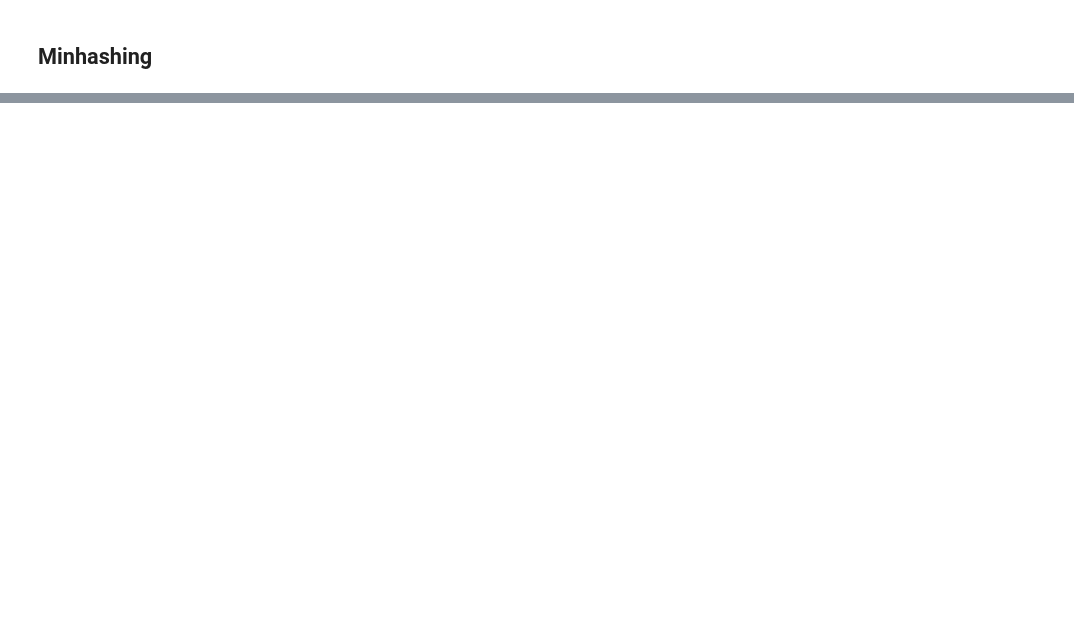
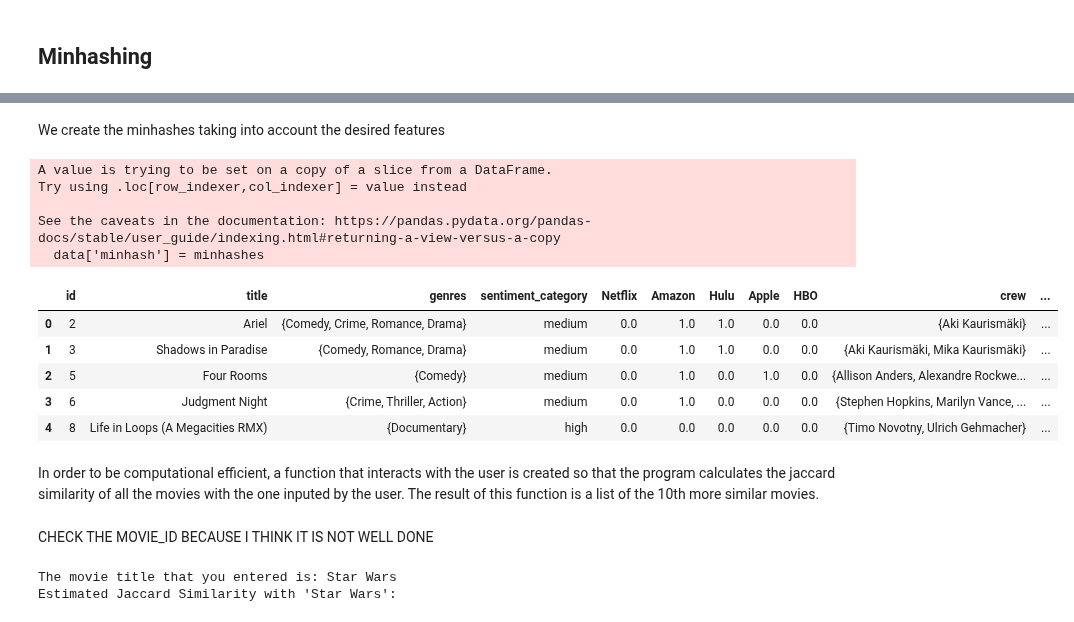
Before and after one commit to paulagambus/ctds_project, a Jupyter notebook: final_notebook.ipynb, the cells around one changed output, grey strips where cells are left out. Saved outputs shown, nothing was run; the diff lists cells and outputs as text; code cells hidden in the pictures; blank space fills up the shorter version.

```diff
--- a/final_notebook.ipynb
+++ b/final_notebook.ipynb
@@ -196,0 +262,19 @@ data.head()
+# %%
+# Number of permutations for MinHash
+num_perm = 128
+
+# Function to create a combined MinHash for a movie
+def create_combined_minhash(movie, one_hot_features, non_one_hot_features):
+    m = MinHash(num_perm=num_perm)
+
+    # Add one-hot encoded features
+    for feature in one_hot_features:
+        if movie[feature] == 1:
+            m.update(feature.encode('utf8'))
+
+    # Add non-one-hot encoded features
+    for feature in non_one_hot_features:
+        for token in movie[feature]:
+            m.update(token.encode('utf8'))
+
+    return m
@@ -196,0 +287,2 @@ data.head()
+# %% [markdown]
+We create the minhashes taking into account the desired features
@@ -196,0 +294,19 @@ data.head()
+# %%
+data['minhash'] = minhashes
+data.head()
+# %% [output]
+A value is trying to be set on a copy of a slice from a DataFrame.
+Try using .loc[row_indexer,col_indexer] = value instead
+
+See the caveats in the documentation: https://pandas.pydata.org/pandas-docs/stable/user_guide/indexing.html#returning-a-view-versus-a-copy
+  data['minhash'] = minhashes
+|  | id | title | genres | sentiment_category | Netflix | Amazon | Hulu | Apple | HBO | crew | ... |
+| 0 | 2 | Ariel | {Comedy, Crime, Romance, Drama} | medium | 0.0 | 1.0 | 1.0 | 0.0 | 0.0 | {Aki Kaurismäki} | ... |
+| 1 | 3 | Shadows in Paradise | {Comedy, Romance, Drama} | medium | 0.0 | 1.0 | 1.0 | 0.0 | 0.0 | {Aki Kaurismäki, Mika Kaurismäki} | ... |
+| 2 | 5 | Four Rooms | {Comedy} | medium | 0.0 | 1.0 | 0.0 | 1.0 | 0.0 | {Allison Anders, Alexandre Rockwe... | ... |
+| 3 | 6 | Judgment Night | {Crime, Thriller, Action} | medium | 0.0 | 1.0 | 0.0 | 0.0 | 0.0 | {Stephen Hopkins, Marilyn Vance, ... | ... |
+| 4 | 8 | Life in Loops (A Megacities RMX) | {Documentary} | high | 0.0 | 0.0 | 0.0 | 0.0 | 0.0 | {Timo Novotny, Ulrich Gehmacher} | ... |
+# %% [markdown]
+In order to be computational efficient, a function that interacts with the user is created so that the program calculates the jaccard similarity of all the movies with the one inputed by the user. The result of this function is a list of the 10th more similar movies.
+# %% [markdown]
+CHECK THE MOVIE_ID BECAUSE I THINK IT IS NOT WELL DONE
@@ -196,0 +345,10 @@ data.head()
+# %%
+# ask the user to input a movie title
+movie_title = input("Enter a movie title: ")
+
+print('The movie title that you entered is:', movie_title)
+# estimate the Jaccard similarity with the specified movie
+similarity_scores, movie_id = estimate_jaccard_similarity(data, minhashes, movie_title)
+# %% [output]
+The movie title that you entered is: Star Wars
+Estimated Jaccard Similarity with 'Star Wars':
```
Also changed, not shown: parts of 29 cells of this notebook.
